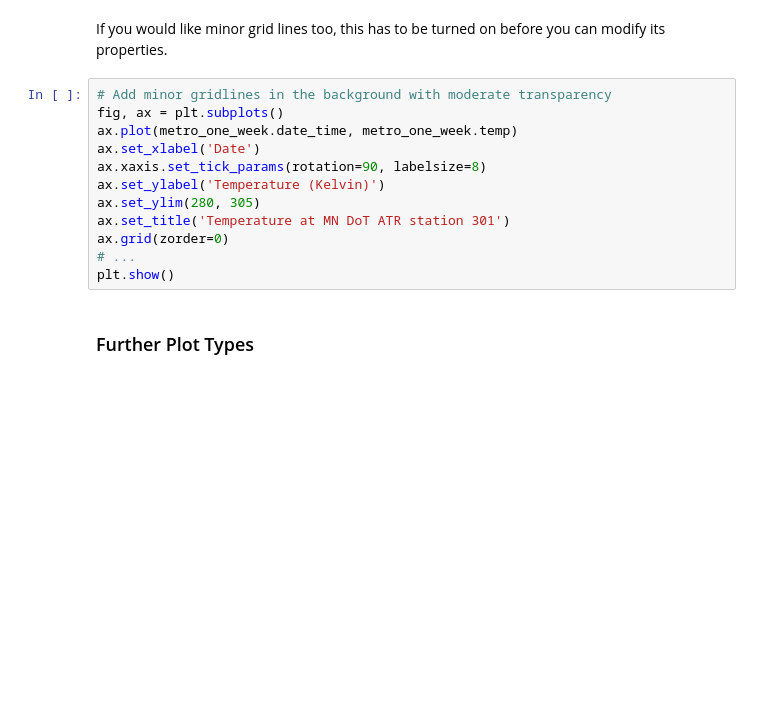
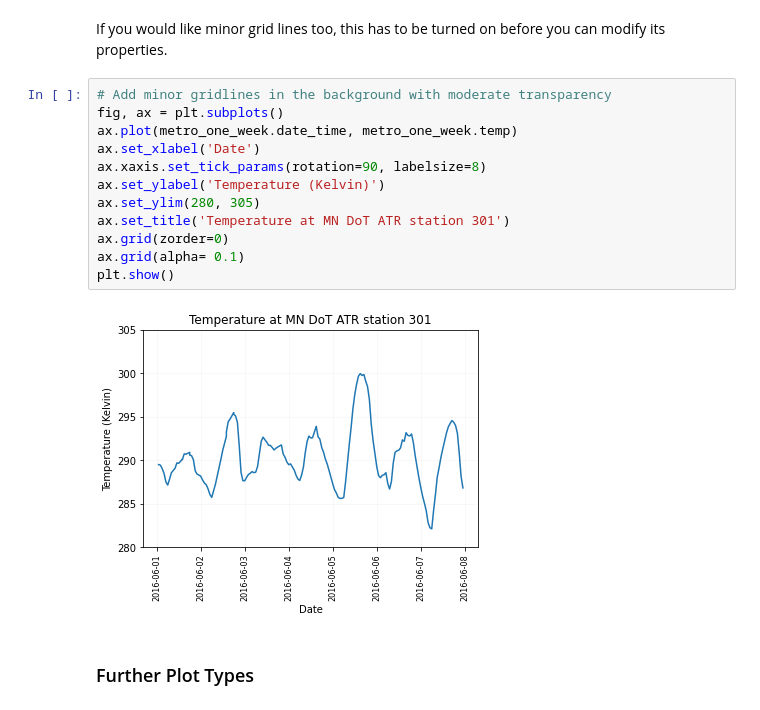
Before and after one commit to mat10599/python_for_data_science, a Jupyter notebook: session2/session-two-teaching-questions.ipynb, the cells around one changed output. Cells and saved outputs as stored; diff of their text form; blank space fills up the shorter version.

```diff
--- a/session2/session-two-teaching-questions.ipynb
+++ b/session2/session-two-teaching-questions.ipynb
@@ -289,15 +297,17 @@ If you would like minor grid lines too, this has to be turned on before you can
 # %%
 # Add minor gridlines in the background with moderate transparency
 fig, ax = plt.subplots()
 ax.plot(metro_one_week.date_time, metro_one_week.temp)
 ax.set_xlabel('Date')
 ax.xaxis.set_tick_params(rotation=90, labelsize=8)
 ax.set_ylabel('Temperature (Kelvin)')
 ax.set_ylim(280, 305)
 ax.set_title('Temperature at MN DoT ATR station 301')
 ax.grid(zorder=0)
-# ...
+ax.grid(alpha= 0.1)
 plt.show()
+# %% [output]
+[figure, added]
 # %% [markdown]
 ### Further Plot Types
 # %% [markdown]
```
Also changed, not shown: parts of 13 cells of this notebook, 2 other files.
